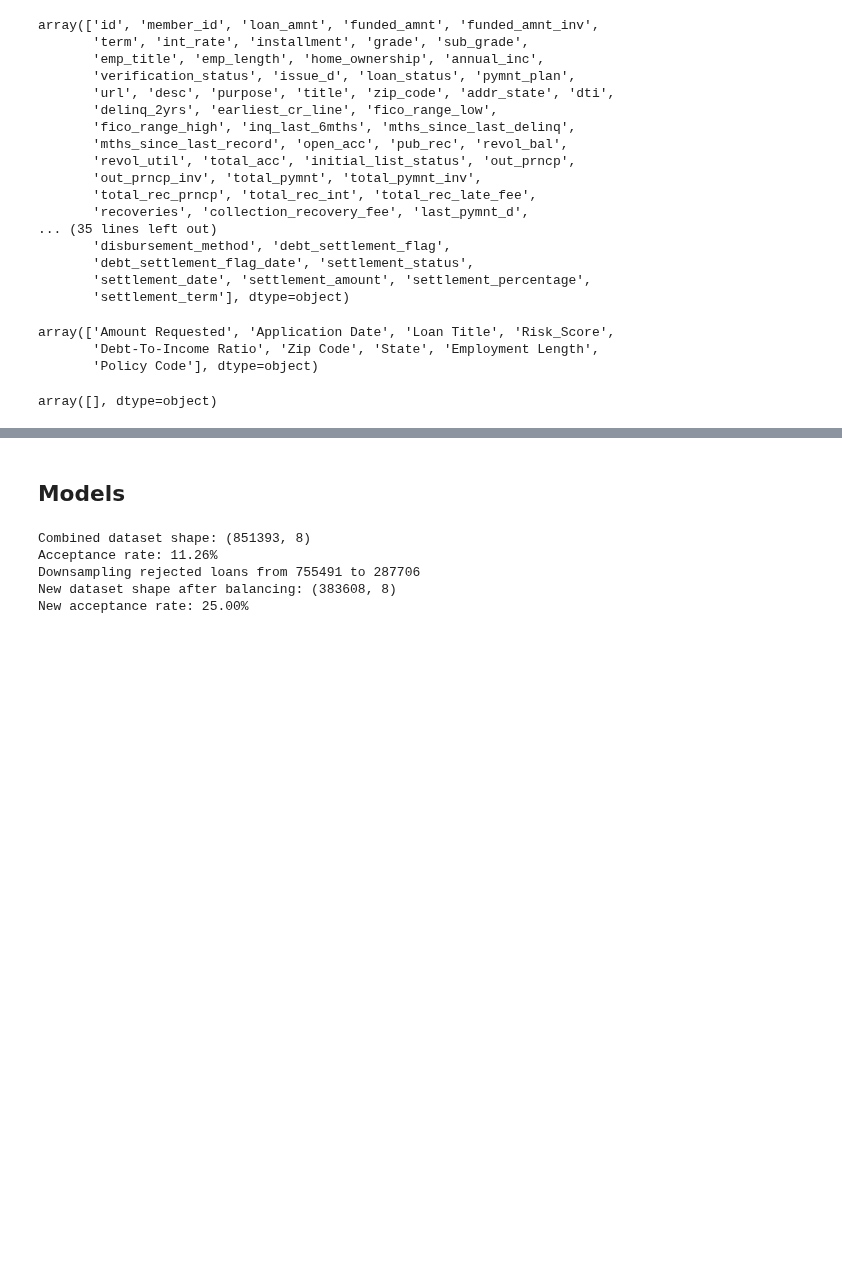
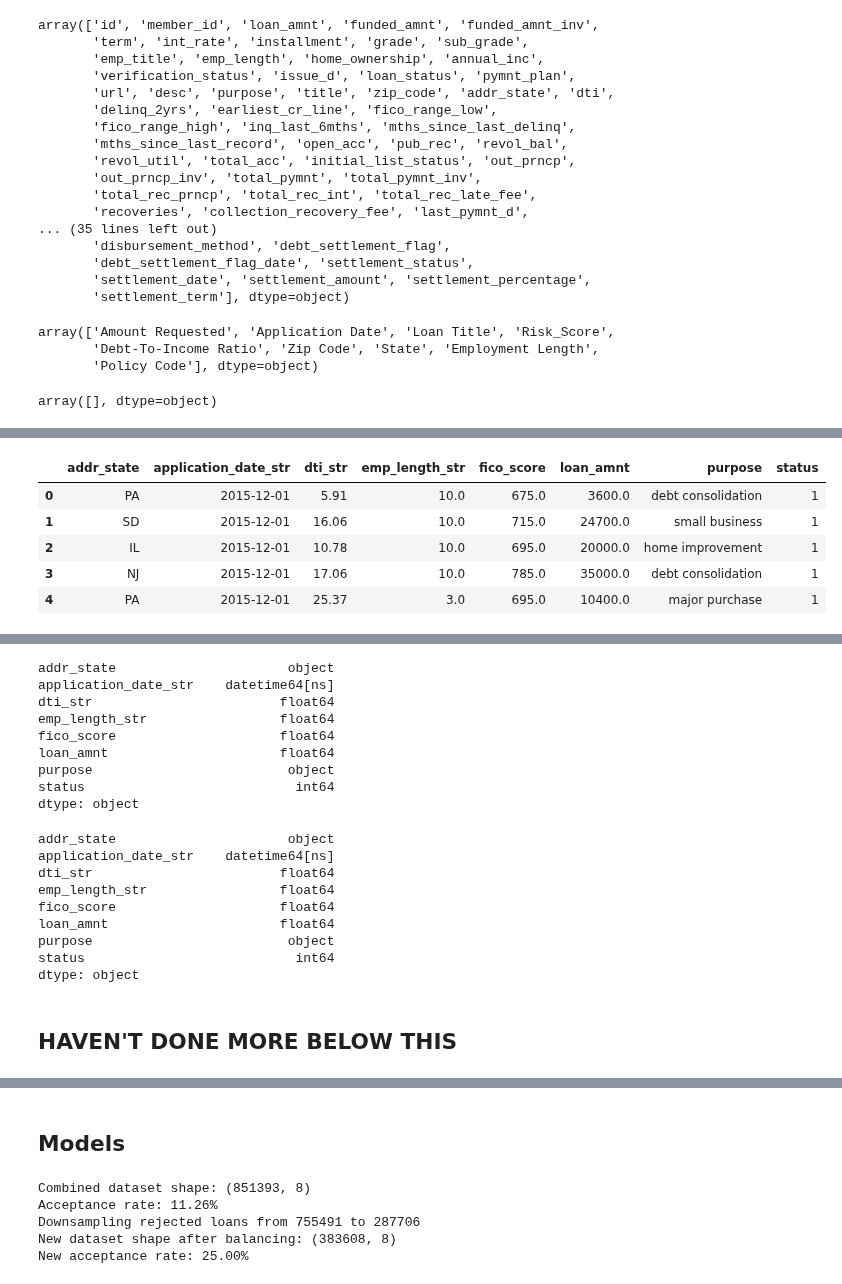
Before and after one commit to cedergrund/CSCI4622Project, a Jupyter notebook: checkincode.ipynb, the cells around one changed output, grey strips where cells are left out. Cells and saved outputs as stored; diff of their text form; code cells hidden in the pictures; blank space fills up the shorter version.

```diff
--- a/checkincode.ipynb
+++ b/checkincode.ipynb
@@ -61,0 +184,12 @@ array([], dtype=object)
+# %%
+display(accepted_final.head())
+display(rejected_final.head())
+display(accepted_final.dtypes)
+display(rejected_final.dtypes)
+# %% [output]
+|  | addr_state | application_date_str | dti_str | emp_length_str | fico_score | loan_amnt | purpose | status |
+| 0 | PA | 2015-12-01 | 5.91 | 10.0 | 675.0 | 3600.0 | debt consolidation | 1 |
+| 1 | SD | 2015-12-01 | 16.06 | 10.0 | 715.0 | 24700.0 | small business | 1 |
+| 2 | IL | 2015-12-01 | 10.78 | 10.0 | 695.0 | 20000.0 | home improvement | 1 |
+| 3 | NJ | 2015-12-01 | 17.06 | 10.0 | 785.0 | 35000.0 | debt consolidation | 1 |
+| 4 | PA | 2015-12-01 | 25.37 | 3.0 | 695.0 | 10400.0 | major purchase | 1 |
@@ -61,0 +202,20 @@ array([], dtype=object)
+addr_state                      object
+application_date_str    datetime64[ns]
+dti_str                        float64
+emp_length_str                 float64
+fico_score                     float64
+loan_amnt                      float64
+purpose                         object
+status                           int64
+dtype: object
+addr_state                      object
+application_date_str    datetime64[ns]
+dti_str                        float64
+emp_length_str                 float64
+fico_score                     float64
+loan_amnt                      float64
+purpose                         object
+status                           int64
+dtype: object
+# %% [markdown]
+## HAVEN'T DONE MORE BELOW THIS
```
Also changed, not shown: parts of 4 cells of this notebook.
